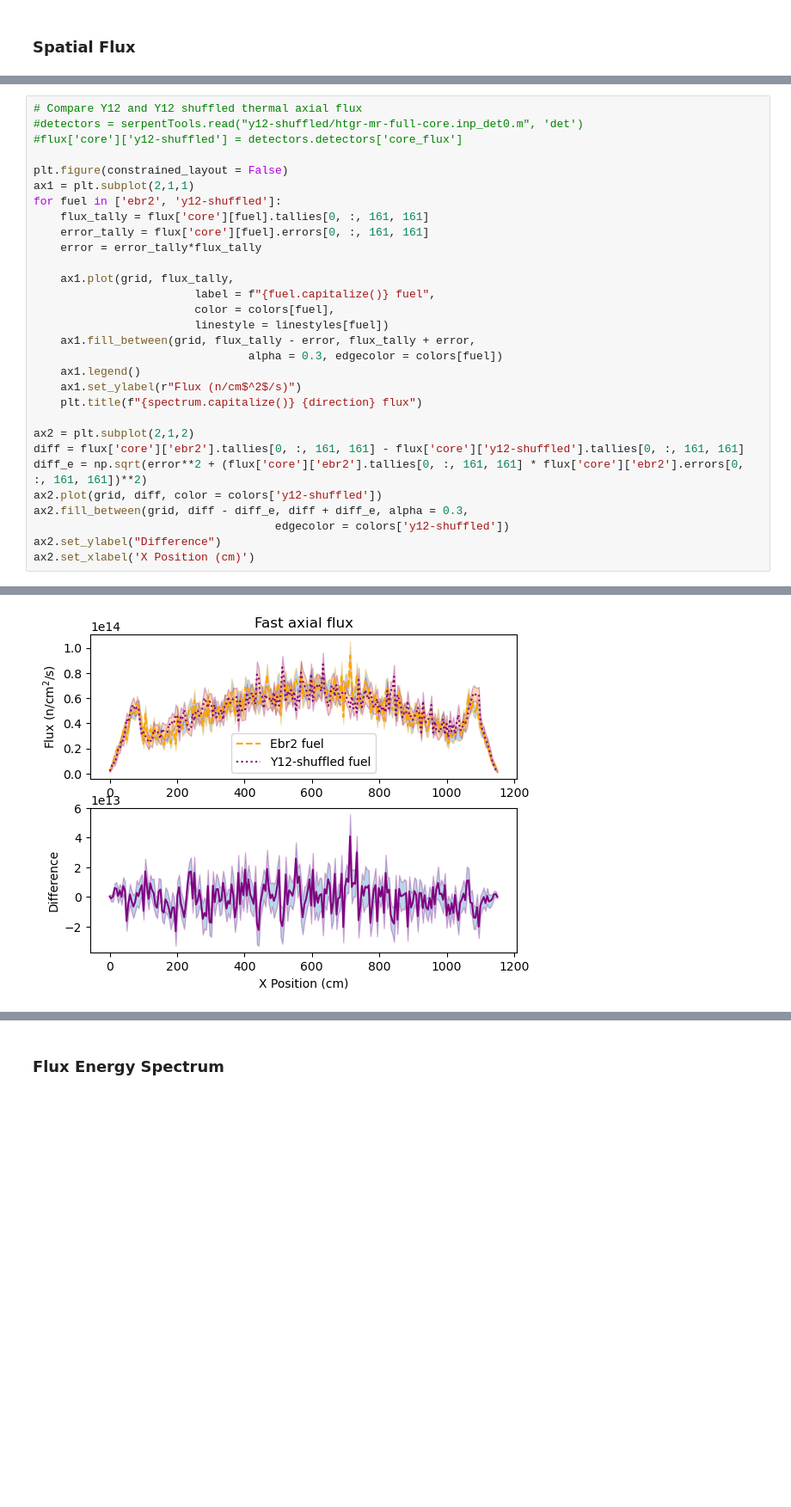
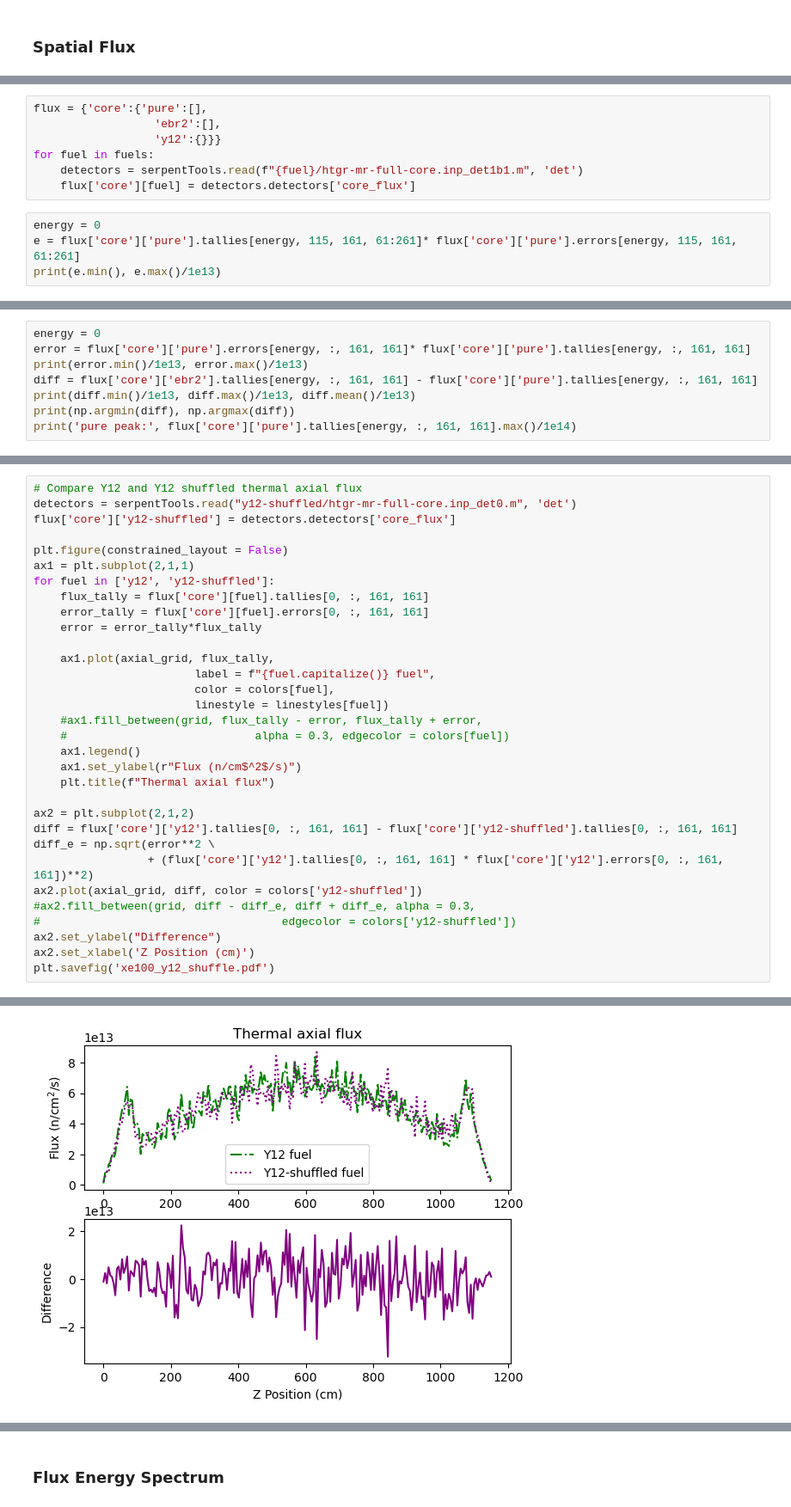
Before and after one commit to abachma2/phlox, a Jupyter notebook: reactors/full-core/htgr-200/Impurities_analysis.ipynb, the cells around one changed output, grey strips where cells are left out. Shown at 86% size. Drawn from its saved outputs; the diff is of its cells as text; blank space fills up the shorter version.

```diff
--- a/reactors/full-core/htgr-200/Impurities_analysis.ipynb
+++ b/reactors/full-core/htgr-200/Impurities_analysis.ipynb
@@ -256,0 +279,11 @@ ValueError: could not broadcast input array from shape (7,) into shape (12,)
+# %%
+flux = {'core':{'pure':[],
+                  'ebr2':[],
+                  'y12':{}}}
+for fuel in fuels:
+    detectors = serpentTools.read(f"{fuel}/htgr-mr-full-core.inp_det1b1.m", 'det')
+    flux['core'][fuel] = detectors.detectors['core_flux']
+# %%
+energy = 0
+e = flux['core']['pure'].tallies[energy, 115, 161, 61:261]* flux['core']['pure'].errors[energy, 115, 161, 61:261]
+print(e.min(), e.max()/1e13)
@@ -317,0 +349,8 @@ for direction in ['radial', 'axial']:
+# %%
+energy = 0
+error = flux['core']['pure'].errors[energy, :, 161, 161]* flux['core']['pure'].tallies[energy, :, 161, 161]
+print(error.min()/1e13, error.max()/1e13)
+diff = flux['core']['ebr2'].tallies[energy, :, 161, 161] - flux['core']['pure'].tallies[energy, :, 161, 161]
+print(diff.min()/1e13, diff.max()/1e13, diff.mean()/1e13)
+print(np.argmin(diff), np.argmax(diff))
+print('pure peak:', flux['core']['pure'].tallies[energy, :, 161, 161].max()/1e14)
@@ -318,31 +362,33 @@ for direction in ['radial', 'axial']:
 # %%
 # Compare Y12 and Y12 shuffled thermal axial flux
-#detectors = serpentTools.read("y12-shuffled/htgr-mr-full-core.inp_det0.m", 'det')
-#flux['core']['y12-shuffled'] = detectors.detectors['core_flux']
+detectors = serpentTools.read("y12-shuffled/htgr-mr-full-core.inp_det0.m", 'det')
+flux['core']['y12-shuffled'] = detectors.detectors['core_flux']
 
 plt.figure(constrained_layout = False)
 ax1 = plt.subplot(2,1,1)
-for fuel in ['ebr2', 'y12-shuffled']:
+for fuel in ['y12', 'y12-shuffled']:
     flux_tally = flux['core'][fuel].tallies[0, :, 161, 161]
     error_tally = flux['core'][fuel].errors[0, :, 161, 161]
     error = error_tally*flux_tally
 
-    ax1.plot(grid, flux_tally,
+    ax1.plot(axial_grid, flux_tally,
                         label = f"{fuel.capitalize()} fuel",
                         color = colors[fuel],
                         linestyle = linestyles[fuel])
-    ax1.fill_between(grid, flux_tally - error, flux_tally + error,
-                                alpha = 0.3, edgecolor = colors[fuel])
+    #ax1.fill_between(grid, flux_tally - error, flux_tally + error,
+    #                            alpha = 0.3, edgecolor = colors[fuel])
     ax1.legend()
     ax1.set_ylabel(r"Flux (n/cm$^2$/s)")
-    plt.title(f"{spectrum.capitalize()} {direction} flux")
+    plt.title(f"Thermal axial flux")
 
 ax2 = plt.subplot(2,1,2)
-diff = flux['core']['ebr2'].tallies[0, :, 161, 161] - flux['core']['y12-shuffled'].tallies[0, :, 161, 161]
-diff_e = np.sqrt(error**2 + (flux['core']['ebr2'].tallies[0, :, 161, 161] * flux['core']['ebr2'].errors[0, :, 161, 161])**2)
-ax2.plot(grid, diff, color = colors['y12-shuffled'])
-ax2.fill_between(grid, diff - diff_e, diff + diff_e, alpha = 0.3,
-                                    edgecolor = colors['y12-shuffled'])
+diff = flux['core']['y12'].tallies[0, :, 161, 161] - flux['core']['y12-shuffled'].tallies[0, :, 161, 161]
+diff_e = np.sqrt(error**2 \
+                 + (flux['core']['y12'].tallies[0, :, 161, 161] * flux['core']['y12'].errors[0, :, 161, 161])**2)
+ax2.plot(axial_grid, diff, color = colors['y12-shuffled'])
+#ax2.fill_between(grid, diff - diff_e, diff + diff_e, alpha = 0.3,
+#                                    edgecolor = colors['y12-shuffled'])
 ax2.set_ylabel("Difference")
-ax2.set_xlabel('X Position (cm)')
+ax2.set_xlabel('Z Position (cm)')
+plt.savefig('xe100_y12_shuffle.pdf')
 # %% [output]
@@ -350 +395 @@ Text(0.5, 0, 'X Position (cm)')
-[figure, old version]
+[figure, new version]
```
Also changed, not shown: parts of 23 cells of this notebook.
